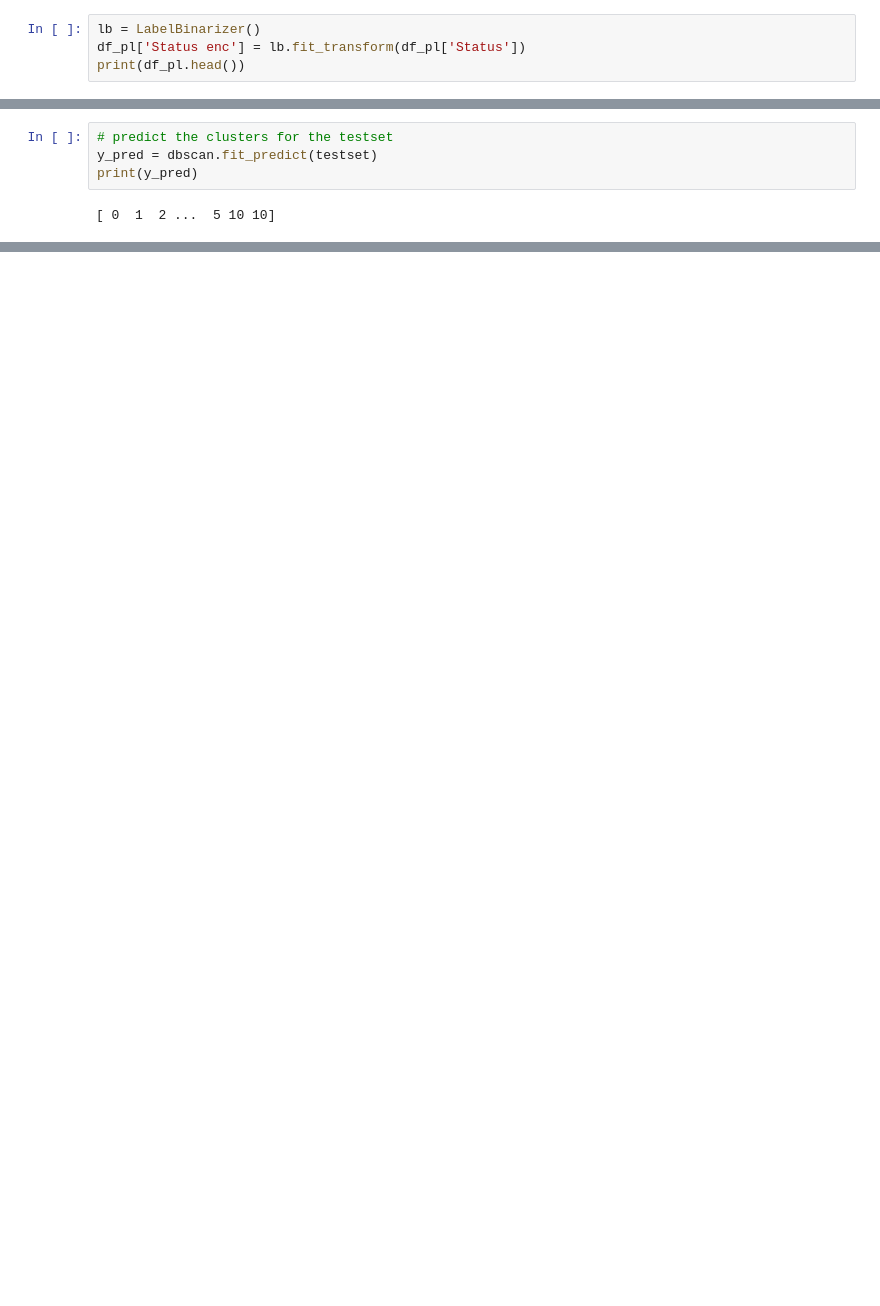
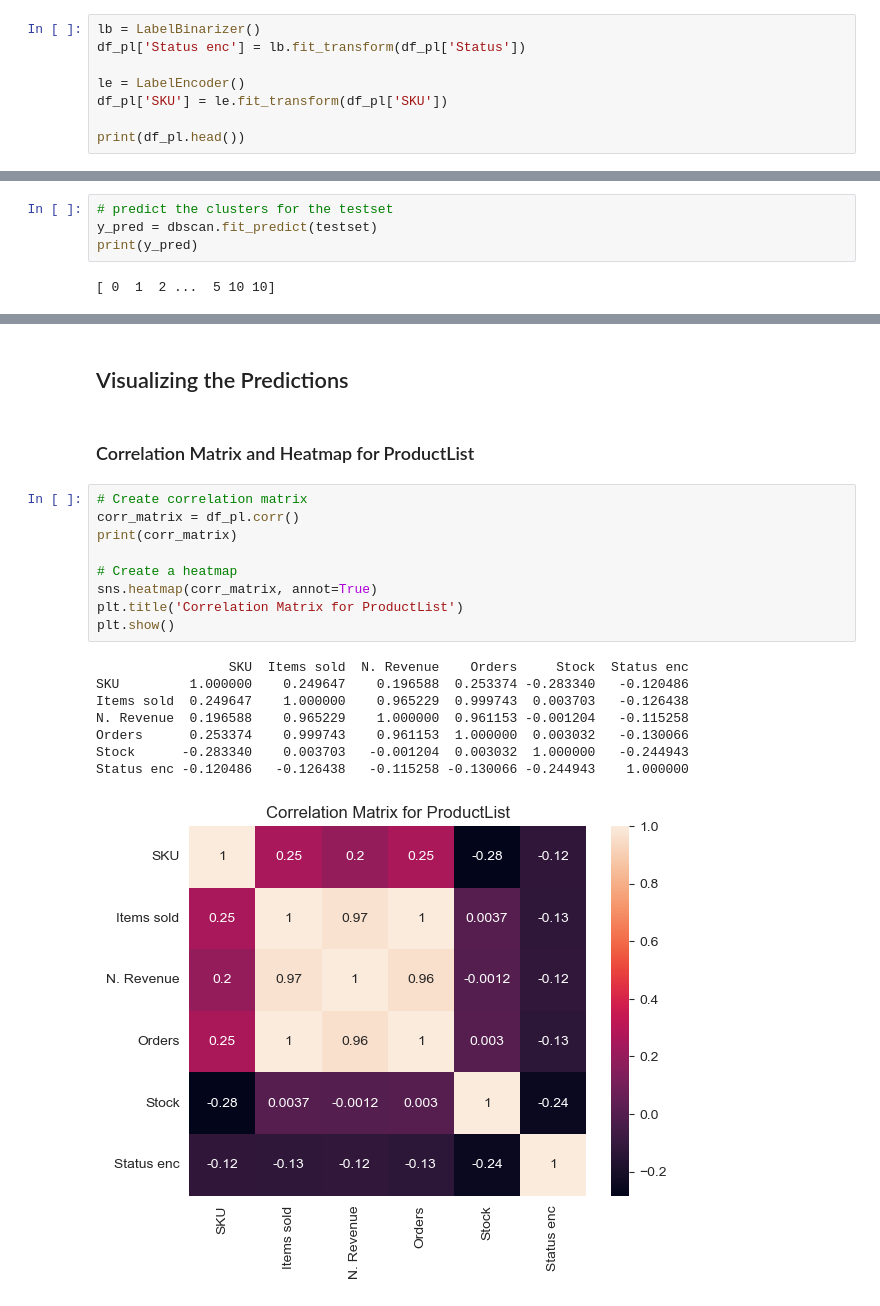
Before and after one commit to sanchick02/AlhaAlfa, a Jupyter notebook: AlhaAlfa_main(1).ipynb, the cells around one changed output, grey strips where cells are left out. Drawn from its saved outputs; the diff is of its cells as text; blank space fills up the shorter version.

```diff
--- a/AlhaAlfa_main(1).ipynb
+++ b/AlhaAlfa_main(1).ipynb
@@ -353,5 +367,9 @@ print(df_or.head())
 # %%
 lb = LabelBinarizer()
 df_pl['Status enc'] = lb.fit_transform(df_pl['Status'])
+
+le = LabelEncoder()
+df_pl['SKU'] = le.fit_transform(df_pl['SKU'])
+
 print(df_pl.head())
 # %% [output]
@@ -825,0 +599,22 @@ plt.show()
+# %% [markdown]
+## Visualizing the Predictions
+# %% [markdown]
+### Correlation Matrix and Heatmap for ProductList
+# %%
+# Create correlation matrix
+corr_matrix = df_pl.corr()
+print(corr_matrix)
+
+# Create a heatmap
+sns.heatmap(corr_matrix, annot=True)
+plt.title('Correlation Matrix for ProductList')
+plt.show()
+# %% [output]
+                 SKU  Items sold  N. Revenue    Orders     Stock  Status enc
+SKU         1.000000    0.249647    0.196588  0.253374 -0.283340   -0.120486
+Items sold  0.249647    1.000000    0.965229  0.999743  0.003703   -0.126438
+N. Revenue  0.196588    0.965229    1.000000  0.961153 -0.001204   -0.115258
+Orders      0.253374    0.999743    0.961153  1.000000  0.003032   -0.130066
+Stock      -0.283340    0.003703   -0.001204  0.003032  1.000000   -0.244943
+Status enc -0.120486   -0.126438   -0.115258 -0.130066 -0.244943    1.000000
+[figure, added]
```
Also changed, not shown: parts of 81 cells of this notebook, 8 other files.
